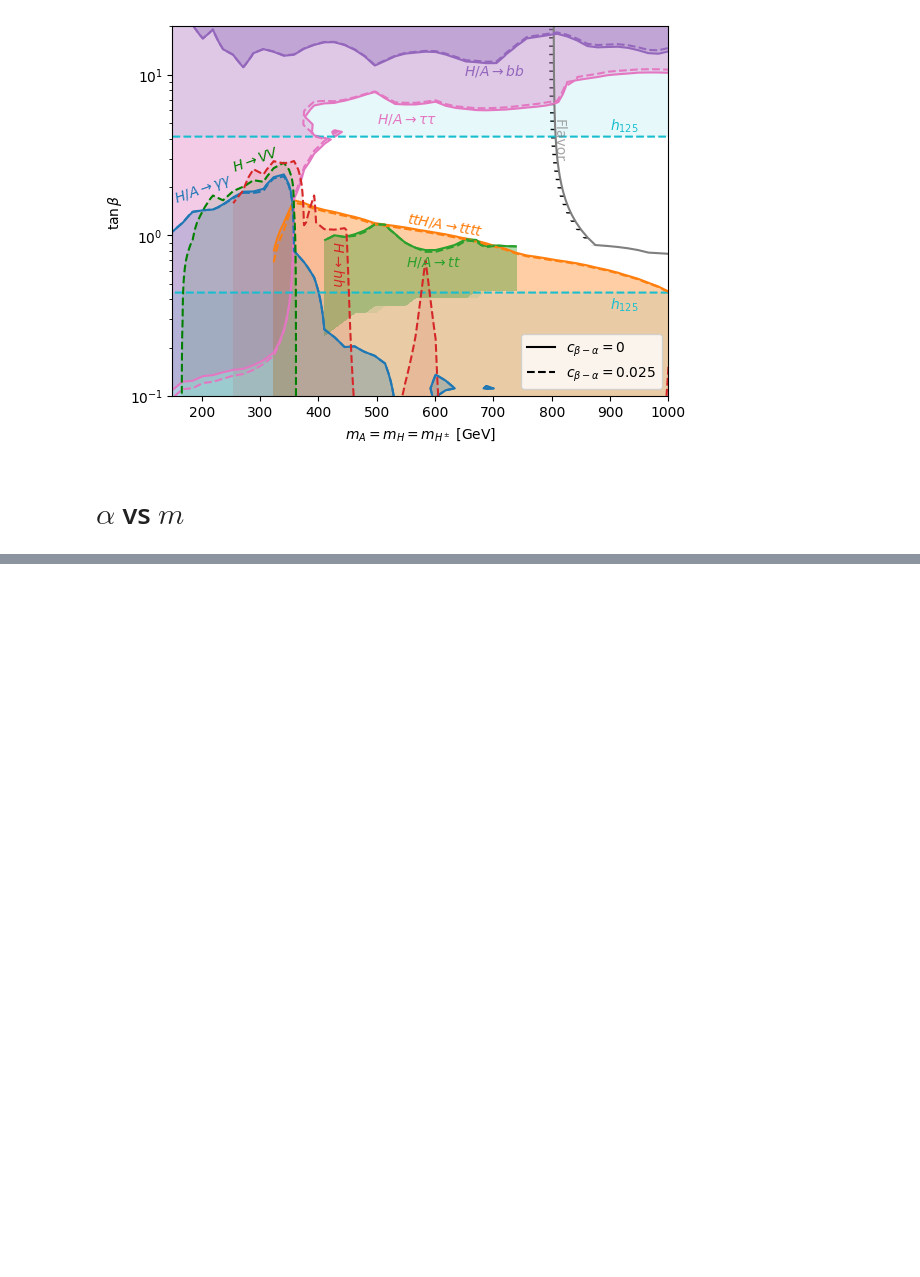
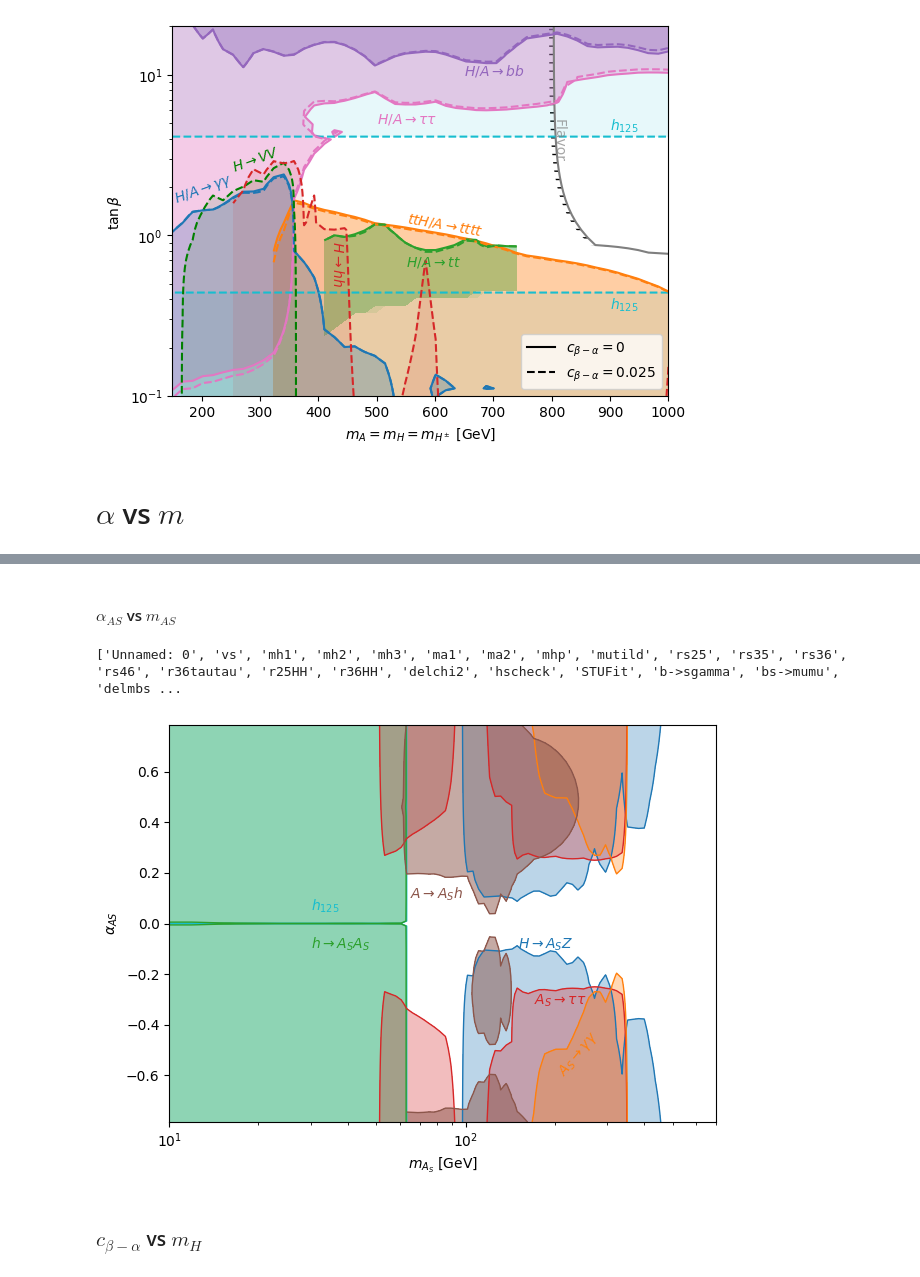
Before and after one commit to lich389/SPscan, a Jupyter notebook: plot/ctplt.ipynb, the cells around one changed output, grey strips where cells are left out. Saved outputs shown, nothing was run; the diff lists cells and outputs as text; code cells hidden in the pictures; blank space fills up the shorter version.

```diff
--- a/plot/ctplt.ipynb
+++ b/plot/ctplt.ipynb
@@ -570,0 +753,72 @@ cntplt.contcolor(ax,color='tab:red')
+# %% [markdown]
+#### $\alpha_{AS}$ vs $m_{AS}$
+# %%
+fig, ax = plt.subplots(1, 1)
+cntplt = fplt.cntplt(
+    50, 100,
+    '../build/',
+    'masa4',
+    'ma2',
+    'a4',
+)
+
+cntplt.printidx()
+
+c = 'tab:cyan'
+cntplt.get_inp_comb(['hscheck'])
+cntplt.cut(cut={'x':[120,130],'y':[]},both=False)
+cntplt.reshape()
+cntplt.contcolor(ax,color=c, alp=0.3)
+cntplt.contline(ax,c,ls='-',lw=1)
+ax.text(30, 0.05, r'$h_{125}$', rotation=0, color=c, alpha=1)
+
+c = 'tab:green'
+cntplt.get_inp_comb(['r25HH'])
+cntplt.cut(cut={'x':[63, 700],'y':[]},both=False)
+cntplt.reshape()
+cntplt.contcolor(ax,color=c, alp=0.3)
+cntplt.contline(ax,c,ls='-',lw=1)
+ax.text(30, -0.1, r'$h\rightarrow A_S A_S$', rotation=0, color=c, alpha=1)
+
+c = 'tab:blue'
+cntplt.get_inp_comb(['r36ZH'])
+cntplt.reshape()
+cntplt.contcolor(ax,color=c,alp=0.3)
+cntplt.contline(ax,c,ls='-',lw=1)
+ax.text(150, -0.1, r'$H\rightarrow A_S Z$', rotation=0, color=c, alpha=1)
+
+c = 'tab:red'
+cntplt.get_inp_comb(['r36tautau'])
+cntplt.reshape()
+cntplt.contcolor(ax,color=c,alp=0.3)
+cntplt.contline(ax,c,ls='-',lw=1)
+ax.text(170, -0.32, r'$A_S\rightarrow \tau\tau$', rotation=0, color=c, alpha=1)
+
+c = 'tab:orange'
+cntplt.get_inp_comb(['r36gamgam'])
+cntplt.reshape()
+cntplt.contcolor(ax,color=c,alp=0.3)
+cntplt.contline(ax,c,ls='-',lw=1)
+ax.text(200, -0.6, r'$A_S\rightarrow \gamma\gamma$', rotation=50, color=c, alpha=1)
+
+c = 'tab:brown'
+cntplt.get_inp_comb(['r46HH'])
+cntplt.reshape()
+cntplt.contcolor(ax,color=c)
+cntplt.contline(ax,c,ls='-',lw=1)
+ax.text(65, 0.1, r'$A\rightarrow A_S h $', rotation=00, color=c, alpha=1)
+
+ax.set_xscale('log')
+
+
+ax.set_ylabel(r'$\alpha_{AS}$')
+ax.set_xlabel(r'$m_{A_S}$ [GeV]')
+
+
+plt.tight_layout()
+plt.savefig('masa4.png', dpi=300)
+# %% [output]
+['Unnamed: 0', 'vs', 'mh1', 'mh2', 'mh3', 'ma1', 'ma2', 'mhp', 'mutild', 'rs25', 'rs35', 'rs36', 'rs46', 'r36tautau', 'r25HH', 'r36HH', 'delchi2', 'hscheck', 'STUFit', 'b->sgamma', 'bs->mumu', 'delmbs ...
+[figure, added]
+# %% [markdown]
+### $c_{\beta-\alpha}$ vs $m_H$
```
Also changed, not shown: parts of 7 cells of this notebook, 6 other files.
